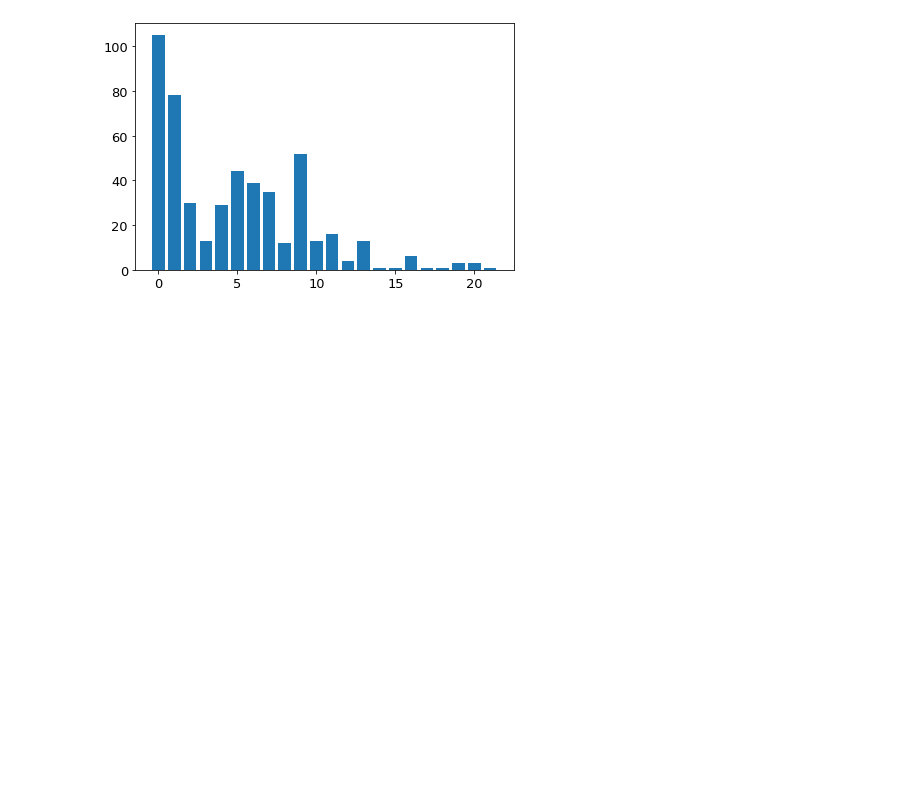
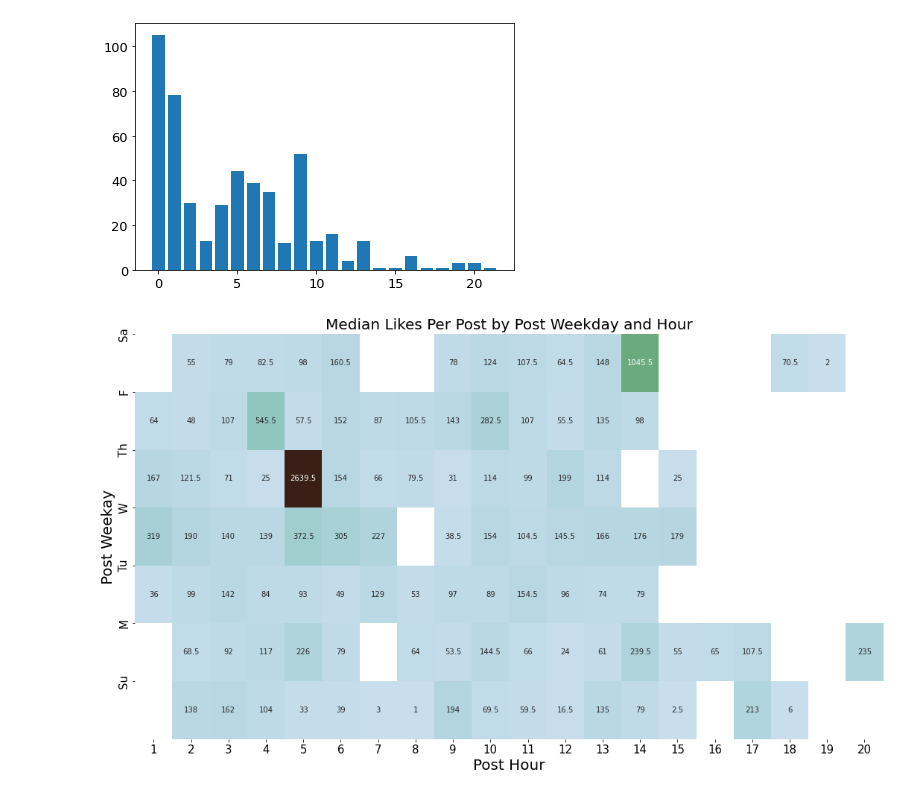
Before and after one commit to capac/facebook-metrics-data-set, a Jupyter notebook: fb_metrics.ipynb, the cells around one changed output. Cells and saved outputs as stored; diff of their text form; code cells hidden in the pictures; blank space fills up the shorter version.

Commit message:
Added median likes per post per weekday and hour

```diff
--- a/fb_metrics.ipynb
+++ b/fb_metrics.ipynb
@@ -157,3 +159,19 @@ plt.yticks(fontsize=13)
 plt.tight_layout();
 # %% [output]
 [figure]
+# %%
+timePivot = pd.pivot_table(fb_df,aggfunc='median', columns='Post Hour',
+                           index='Post Weekday', values='Like')
+timePivot = timePivot[range(1, 21)]
+# %%
+plt.figure(figsize=(18,10))
+cmap= sns.cubehelix_palette(8, start=0.75, rot=0.75, as_cmap=True)
+sns.heatmap(timePivot, cbar=False, cmap=cmap, annot=True, fmt='g')
+plt.yticks(np.arange(7), ['Sa','F','Th','W','Tu','M','Su'], fontsize=15)
+plt.xticks(fontsize=15)
+plt.ylabel('Post Weekay', fontsize=20)
+plt.xlabel('Post Hour', fontsize=20)
+plt.title('Median Likes Per Post by Post Weekday and Hour', fontsize=20)
+plt.savefig('medianLikeHeatmap.png', bbox_inches='tight')
+# %% [output]
+[figure, added]
```
Also changed, not shown: parts of 1 cell of this notebook.
